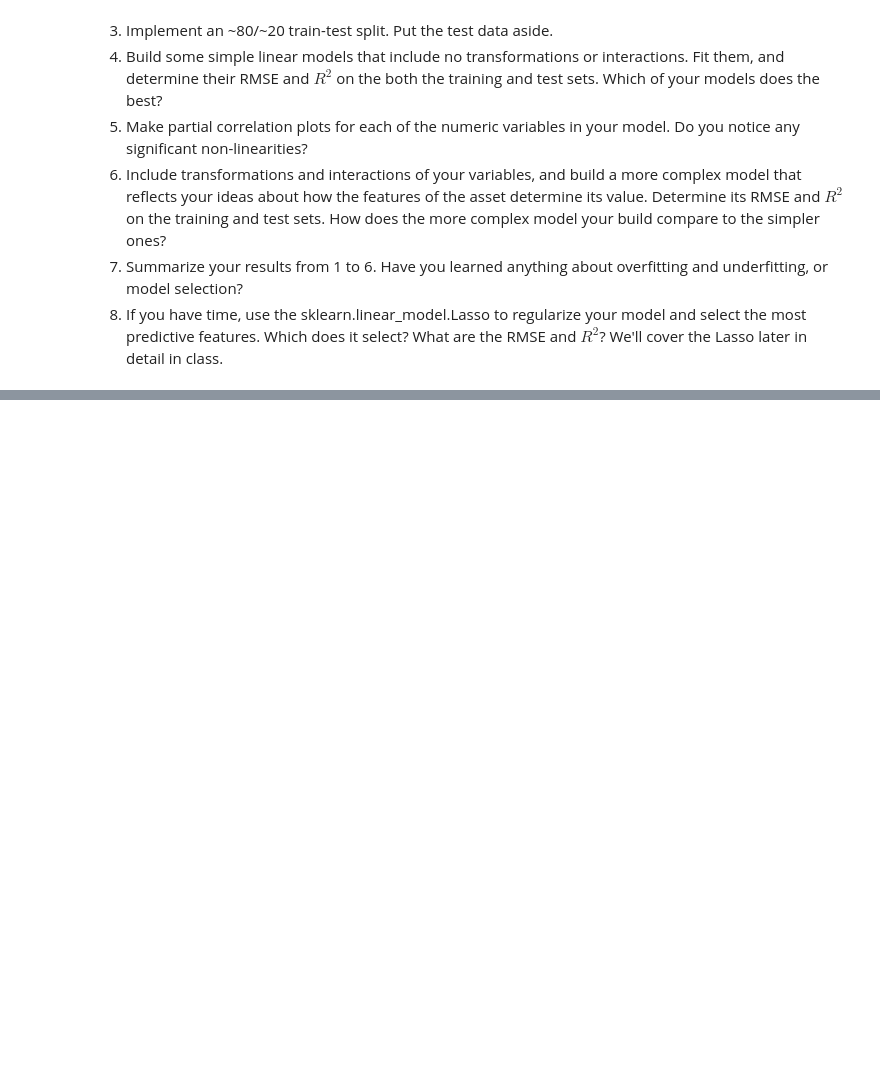
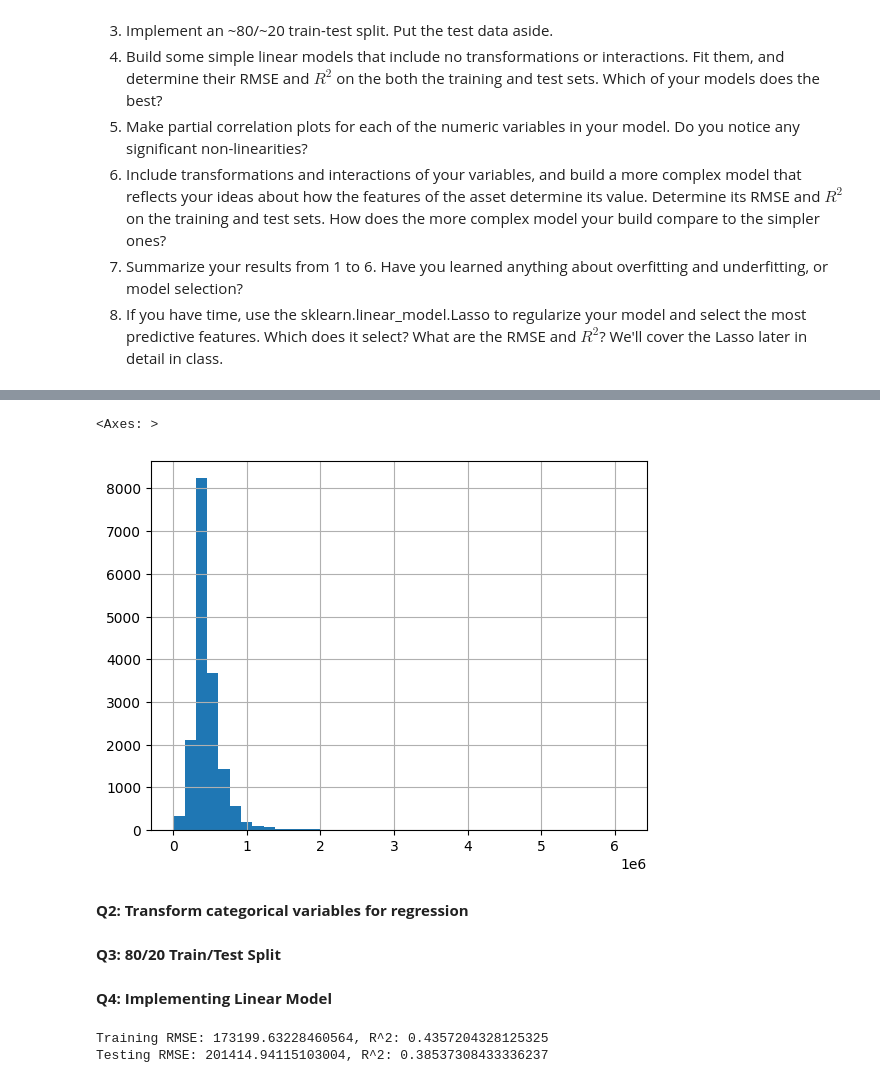
Before and after one commit to yuthimreddy/hw07_linearModels, a Jupyter notebook: lab/lab_notebook_applied.ipynb, the cells around one changed output, grey strips where cells are left out. Drawn from its saved outputs; the diff is of its cells as text; code cells hidden in the pictures; blank space fills up the shorter version.

Commit message:
finished lab07 - linear models

```diff
--- a/lab/lab_notebook_applied.ipynb
+++ b/lab/lab_notebook_applied.ipynb
@@ -15,0 +96,7 @@ In the lab folder, there are three options: housing prices in pierce_county_hous
+# %%
+clean_df['sale_price'].hist(bins=40)
+# %% [output]
+<Axes: >
+[figure, added]
+# %% [markdown]
+**Q2: Transform categorical variables for regression**
@@ -15,0 +120,2 @@ In the lab folder, there are three options: housing prices in pierce_county_hous
+# %% [markdown]
+**Q3: 80/20 Train/Test Split**
@@ -15,0 +133,21 @@ In the lab folder, there are three options: housing prices in pierce_county_hous
+# %% [markdown]
+**Q4: Implementing Linear Model**
+# %%
+lm = LinearRegression()
+lm.fit(X_train, y_train)
+
+#Predictions:
+y_train_pred = lm.predict(X_train)
+y_test_pred = lm.predict(X_test)
+
+# evaluating model performance:
+rmse_train = np.sqrt(mean_squared_error(y_train, y_train_pred))
+rmse_test = np.sqrt(mean_squared_error(y_test, y_test_pred))
+r2_train = r2_score(y_train, y_train_pred)
+r2_test = r2_score(y_test, y_test_pred)
+
+print(f"Training RMSE: {rmse_train}, R^2: {r2_train}")
+print(f"Testing RMSE: {rmse_test}, R^2: {r2_test}")
+# %% [output]
+Training RMSE: 173199.63228460564, R^2: 0.4357204328125325
+Testing RMSE: 201414.94115103004, R^2: 0.38537308433336237
```
Also changed, not shown: parts of 18 cells of this notebook.
